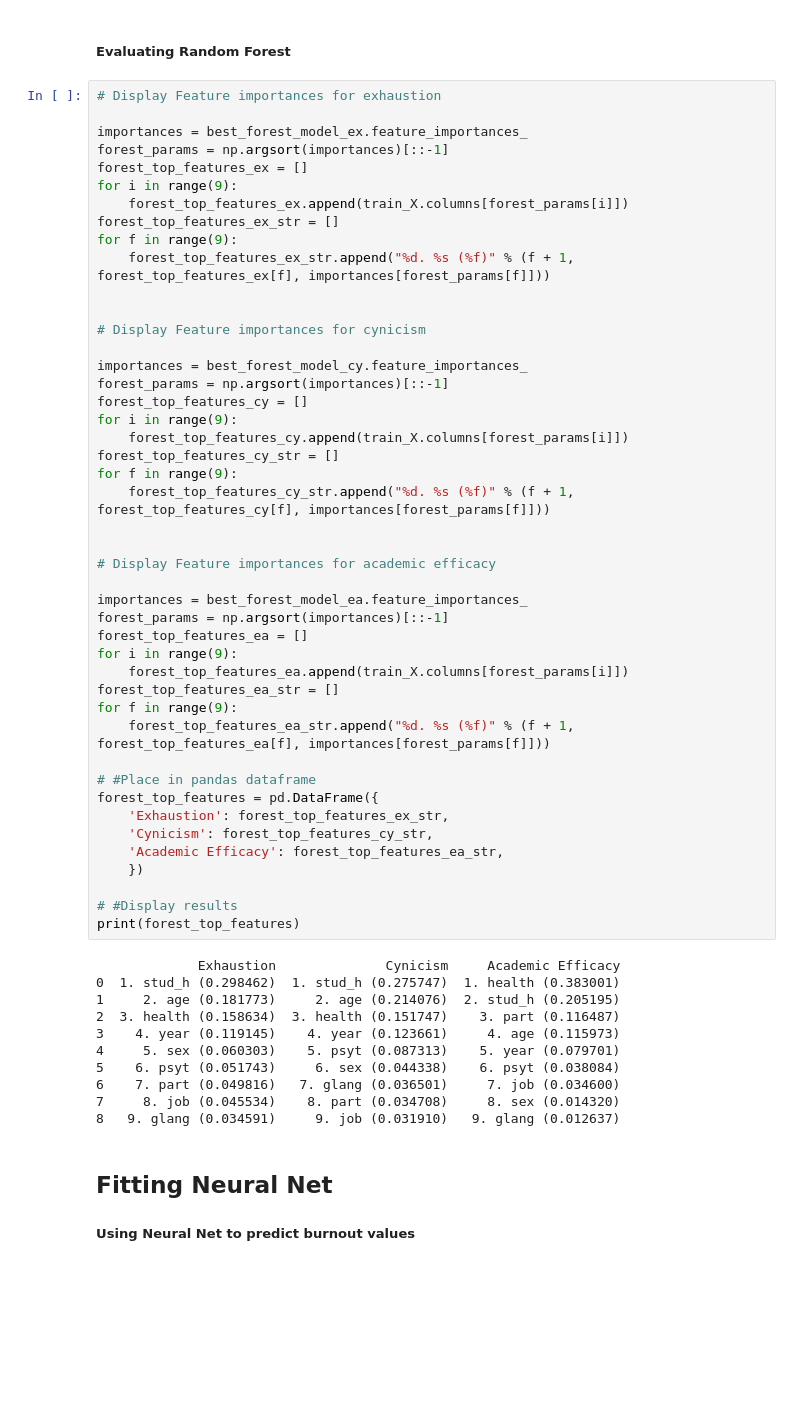
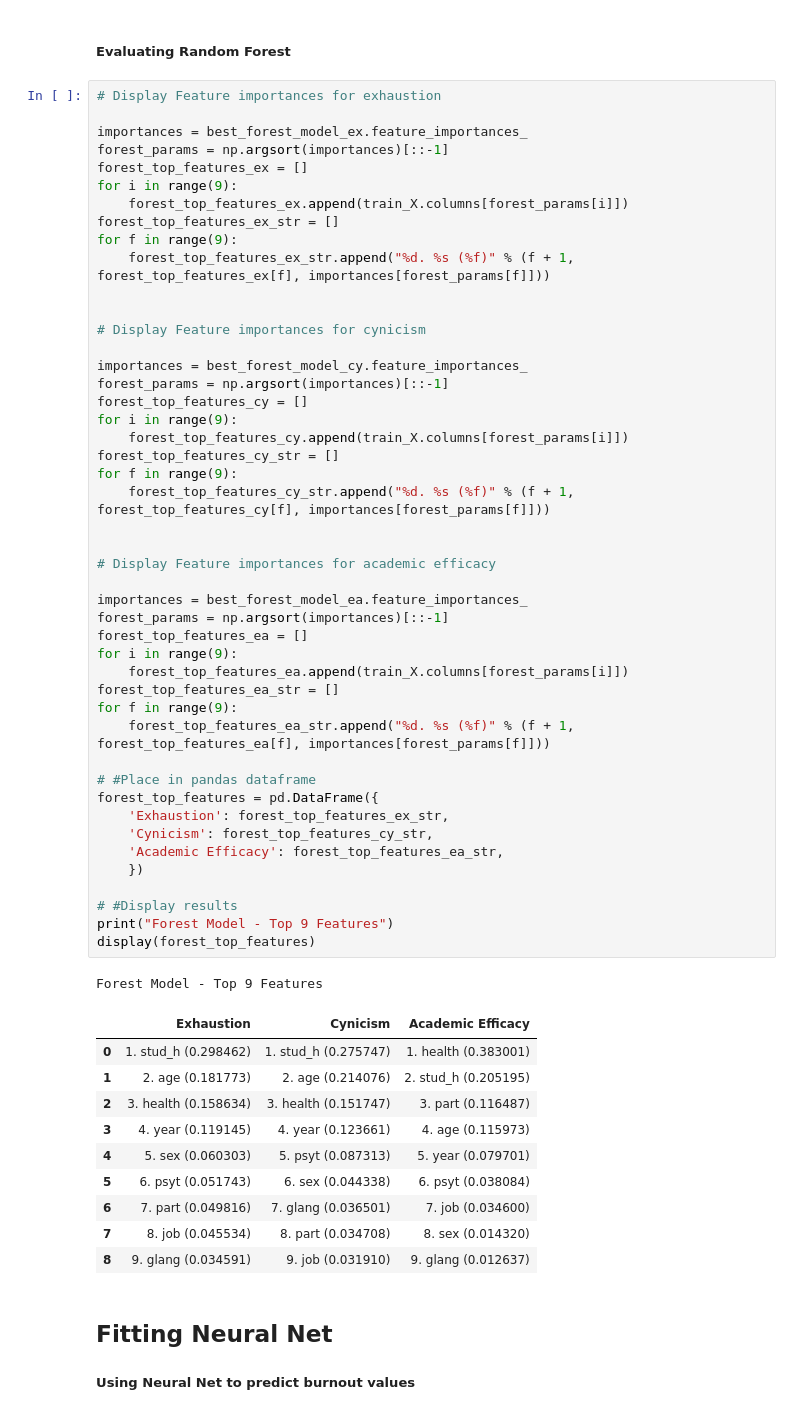
Before and after one commit to OrionSehn-personal/BurnoutPrediction, a Jupyter notebook: Burnout_Analysis.ipynb, the cells around one changed output. Cells and saved outputs as stored; diff of their text form; blank space fills up the shorter version.

```diff
--- a/Burnout_Analysis.ipynb
+++ b/Burnout_Analysis.ipynb
@@ -280,44 +296,46 @@ for f in range(9):
 importances = best_forest_model_cy.feature_importances_
 forest_params = np.argsort(importances)[::-1]
 forest_top_features_cy = []
 for i in range(9):
     forest_top_features_cy.append(train_X.columns[forest_params[i]])
 forest_top_features_cy_str = []
 for f in range(9):
     forest_top_features_cy_str.append("%d. %s (%f)" % (f + 1, forest_top_features_cy[f], importances[forest_params[f]]))
 
 
 # Display Feature importances for academic efficacy
 
 importances = best_forest_model_ea.feature_importances_
 forest_params = np.argsort(importances)[::-1]
 forest_top_features_ea = []
 for i in range(9):
     forest_top_features_ea.append(train_X.columns[forest_params[i]])
 forest_top_features_ea_str = []
 for f in range(9):
     forest_top_features_ea_str.append("%d. %s (%f)" % (f + 1, forest_top_features_ea[f], importances[forest_params[f]]))
 
 # #Place in pandas dataframe
 forest_top_features = pd.DataFrame({
     'Exhaustion': forest_top_features_ex_str,
     'Cynicism': forest_top_features_cy_str,
     'Academic Efficacy': forest_top_features_ea_str,
     })
 
 # #Display results
-print(forest_top_features)
+print("Forest Model - Top 9 Features")
+display(forest_top_features)
 # %% [output]
-             Exhaustion              Cynicism     Academic Efficacy
-0  1. stud_h (0.298462)  1. stud_h (0.275747)  1. health (0.383001)
-1     2. age (0.181773)     2. age (0.214076)  2. stud_h (0.205195)
-2  3. health (0.158634)  3. health (0.151747)    3. part (0.116487)
-3    4. year (0.119145)    4. year (0.123661)     4. age (0.115973)
-4     5. sex (0.060303)    5. psyt (0.087313)    5. year (0.079701)
-5    6. psyt (0.051743)     6. sex (0.044338)    6. psyt (0.038084)
-6    7. part (0.049816)   7. glang (0.036501)     7. job (0.034600)
-7     8. job (0.045534)    8. part (0.034708)     8. sex (0.014320)
-8   9. glang (0.034591)     9. job (0.031910)   9. glang (0.012637)
+Forest Model - Top 9 Features
+|  | Exhaustion | Cynicism | Academic Efficacy |
+| 0 | 1. stud_h (0.298462) | 1. stud_h (0.275747) | 1. health (0.383001) |
+| 1 | 2. age (0.181773) | 2. age (0.214076) | 2. stud_h (0.205195) |
+| 2 | 3. health (0.158634) | 3. health (0.151747) | 3. part (0.116487) |
+| 3 | 4. year (0.119145) | 4. year (0.123661) | 4. age (0.115973) |
+| 4 | 5. sex (0.060303) | 5. psyt (0.087313) | 5. year (0.079701) |
+| 5 | 6. psyt (0.051743) | 6. sex (0.044338) | 6. psyt (0.038084) |
+| 6 | 7. part (0.049816) | 7. glang (0.036501) | 7. job (0.034600) |
+| 7 | 8. job (0.045534) | 8. part (0.034708) | 8. sex (0.014320) |
+| 8 | 9. glang (0.034591) | 9. job (0.031910) | 9. glang (0.012637) |
 # %% [markdown]
 ## Fitting Neural Net
 ##### Using Neural Net to predict burnout values
```
Also changed, not shown: parts of 5 cells of this notebook.
